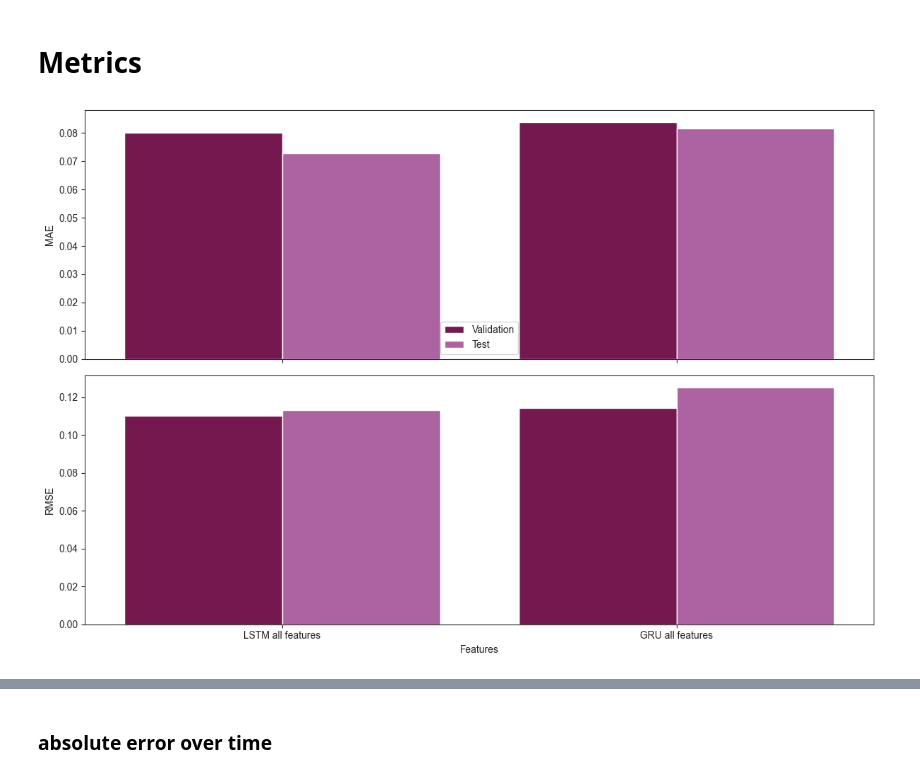
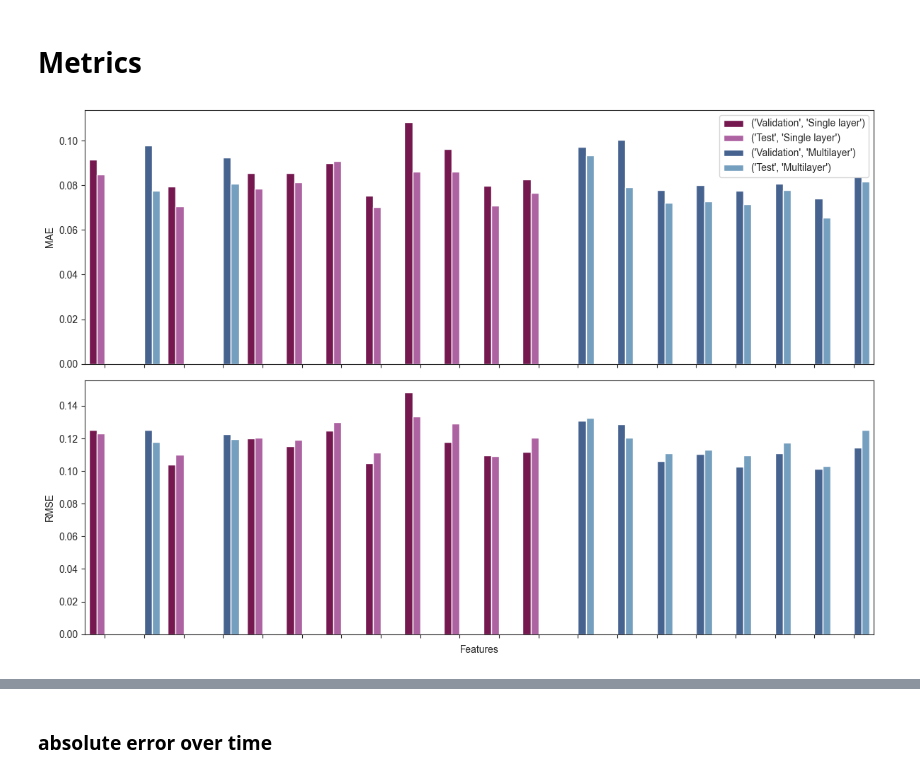
Before and after one commit to valentin-17/epf, a Jupyter notebook: notebooks/other_data_viz.ipynb, the cells around one changed output, grey strips where cells are left out. Drawn from its saved outputs; the diff is of its cells as text; code cells hidden in the pictures.

Commit message:
finished model training

```diff
--- a/notebooks/other_data_viz.ipynb
+++ b/notebooks/other_data_viz.ipynb
@@ -200,18 +200,44 @@ with open("../data/processed/val_performance.pkl", "rb") as f:
     val_performance = pkl.load(f)
 
 models = {
+    # VRE
+    'lstm_vre_sl': 'LSTM VRE SL',
+    'lstm_vre': 'LSTM VRE',
+    'gru_vre_sl': 'GRU VRE SL',
+    'gru_vre': 'GRU VRE',
+
+    # explanatory variables sl
+    'lstm_vre_fossil_sl': 'LSTM VRE fossil SL',
+    'lstm_vre_lags_sl': 'LSTM VRE lags SL',
+    'lstm_vre_neighboring_prices_sl': 'LSTM VRE neighboring prices SL',
+    'lstm_all_features_sl': 'LSTM all features SL',
+
+    'gru_vre_fossil_sl': 'GRU VRE fossil SL',
+    'gru_vre_lags_sl': 'GRU VRE lags SL',
+    'gru_vre_neighboring_prices_sl': 'GRU VRE neighboring prices SL',
+    'gru_all_features_sl': 'GRU all features SL',
+
+    # explanatory variables ml
+    'lstm_vre_fossil': 'LSTM VRE fossil',
+    'lstm_vre_lags': 'LSTM VRE lags',
+    'lstm_vre_neighboring_prices': 'LSTM VRE neighboring prices',
     'lstm_all_features': 'LSTM all features',
-    'gru_all_features': 'GRU all features',}
+
+    'gru_vre_fossil': 'GRU VRE fossil',
+    'gru_vre_lags': 'GRU VRE lags',
+    'gru_vre_neighboring_prices': 'GRU VRE neighboring prices',
+    'gru_all_features': 'GRU all features',
+}
 
 palette = {
-    'Validation': COLORS['magenta'],
-    'Test': COLORS['purple'],
+    ('Validation', 'Multilayer'): COLORS['blue'],
+    ('Test', 'Multilayer'): COLORS['blue_grey'],
+    ('Validation', 'Single layer'): COLORS['magenta'],
+    ('Test', 'Single layer'): COLORS['purple'],
 }
 
-# Metriken, die geplotted werden sollen
 metrics = {'mean_absolute_error':'MAE', 'root_mean_squared_error':'RMSE'}
 
-# Bereite die Daten für die Plots vor
 data = []
 for model_key, model_name in models.items():
     for metric, name in metrics.items():
@@ -219,40 +245,42 @@ for model_key, model_name in models.items():
             'Model': model_name,
             'Metric': name,
             'Dataset': 'Validation',
-            'Value': val_performance[model_key][metric]
+            'Value': val_performance[model_key][metric],
+            'Architecture': 'Single layer' if model_key.endswith('_sl') else 'Multilayer'
         })
         data.append({
             'Model': model_name,
             'Metric': name,
             'Dataset': 'Test',
-            'Value': performance[model_key][metric]
+            'Value': performance[model_key][metric],
+            'Architecture': 'Single layer' if model_key.endswith('_sl') else 'Multilayer'
         })
 
 df = pd.DataFrame(data)
 
-# Erstelle die Barplots
 sns.set_style('ticks')
 fig, axes = plt.subplots(len(metrics), 1, figsize=(12, 4*len(metrics)), sharex=True)
 
 for i, (metric_key, metric_name) in enumerate(metrics.items()):
     sns.barplot(
         data=df[df['Metric'] == metric_name],
         x='Model',
         y='Value',
-        hue='Dataset',
+        hue=df[['Dataset', 'Architecture']].apply(tuple, axis=1),
         palette=palette,
         ax=axes[i],
-        dodge=True
+        dodge=True,
     )
     axes[i].set_ylabel(metric_name)
     axes[i].set_xlabel('Features')
+    axes[i].set_xticklabels(axes[i].get_xticklabels(), rotation=90)
 
     if i == 0:
         axes[i].legend()
     else:
         axes[i].legend().remove()
 
 plt.tight_layout()
 plt.show()
 # %% [output]
-[figure, old version]
+[figure, new version]
```
Also changed, not shown: parts of 2 cells of this notebook, 14 other files.
